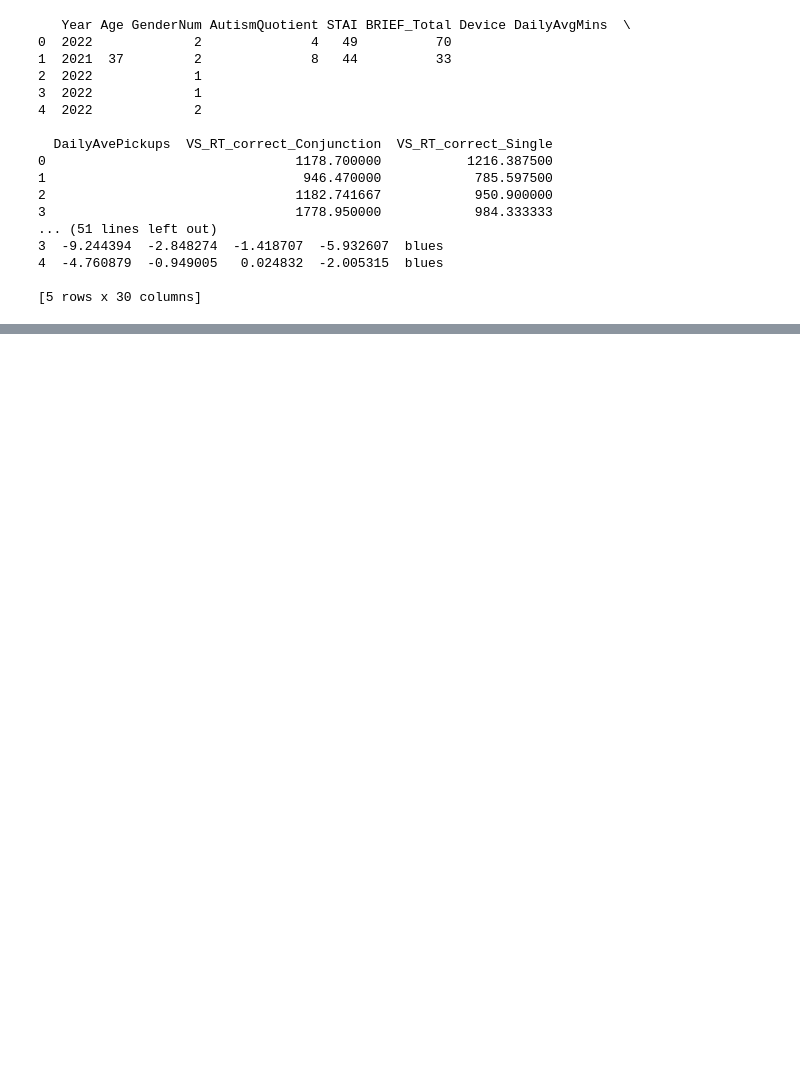
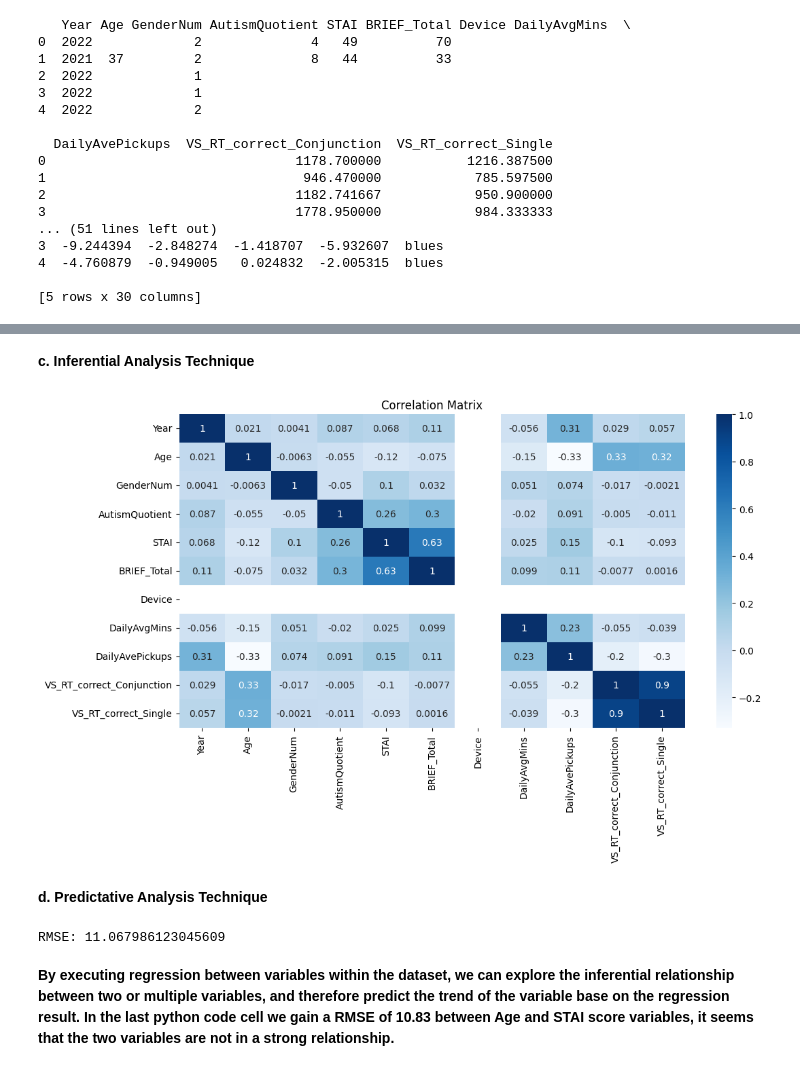
Before and after one commit to ChloeH719/Mathematics-and-Statistics, a Jupyter notebook: inclass_assignment2.ipynb, the cells around one changed output, grey strips where cells are left out. Drawn from its saved outputs; the diff is of its cells as text; code cells hidden in the pictures; blank space fills up the shorter version.

```diff
--- a/inclass_assignment2.ipynb
+++ b/inclass_assignment2.ipynb
@@ -41,0 +86,48 @@ print(df_data.head())
+# %% [markdown]
+**c. Inferential Analysis Technique**
+# %%
+# correlation analysis
+# correlation matrix
+corr_matrix = df_mobile_numerical.corr()
+
+# visualize the correlation matrix using heatmap
+plt.figure(figsize=(12, 6))
+sns.heatmap(corr_matrix, annot=True, cmap='Blues')
+plt.title('Correlation Matrix')
+plt.show()
+# %% [output]
+[figure, added]
+# %% [markdown]
+**d. Predictative Analysis Technique**
+# %%
+# regression based on STAI and Age
+# import libraries
+from sklearn.linear_model import LinearRegression
+from sklearn.model_selection import train_test_split
+from sklearn.metrics import mean_squared_error
+
+# prepare the data
+df1 = pd.read_csv('MASTER_PhonesmartdataAll_CCI_AdvStats.csv')
+df1_cleaned = df1[df1['Age'] != ' ']
+df1_cleaned = df1_cleaned[df1_cleaned['STAI'] != ' ']
+df_mobile_numerical = df1_cleaned.apply(pd.to_numeric, errors='coerce')
+
+
+# split the data into training and testing sets
+X = df_mobile_numerical[['Age']]
+y = df_mobile_numerical['STAI']
+X_train, X_test, y_train, y_test = train_test_split(X, y, test_size=0.2)
+
+# fit the model
+model = LinearRegression()
+model.fit(X_train, y_train)
+
+# make predictions
+y_pred = model.predict(X_test)
+
+# evaluate the model
+print(f'RMSE: {np.sqrt(mean_squared_error(y_test, y_pred))}')
+# %% [output]
+RMSE: 11.067986123045609
+# %% [markdown]
+**By executing regression between variables within the dataset, we can explore the inferential relationship between two or multiple variables, and therefore predict the trend of the variable base on the regression result. In the last python code cell we gain a RMSE of 10.83 between Age and STAI score variables, it seems that the two variables are not in a strong relationship.**
```
Also changed, not shown: parts of 46 cells of this notebook, 2 other files.
